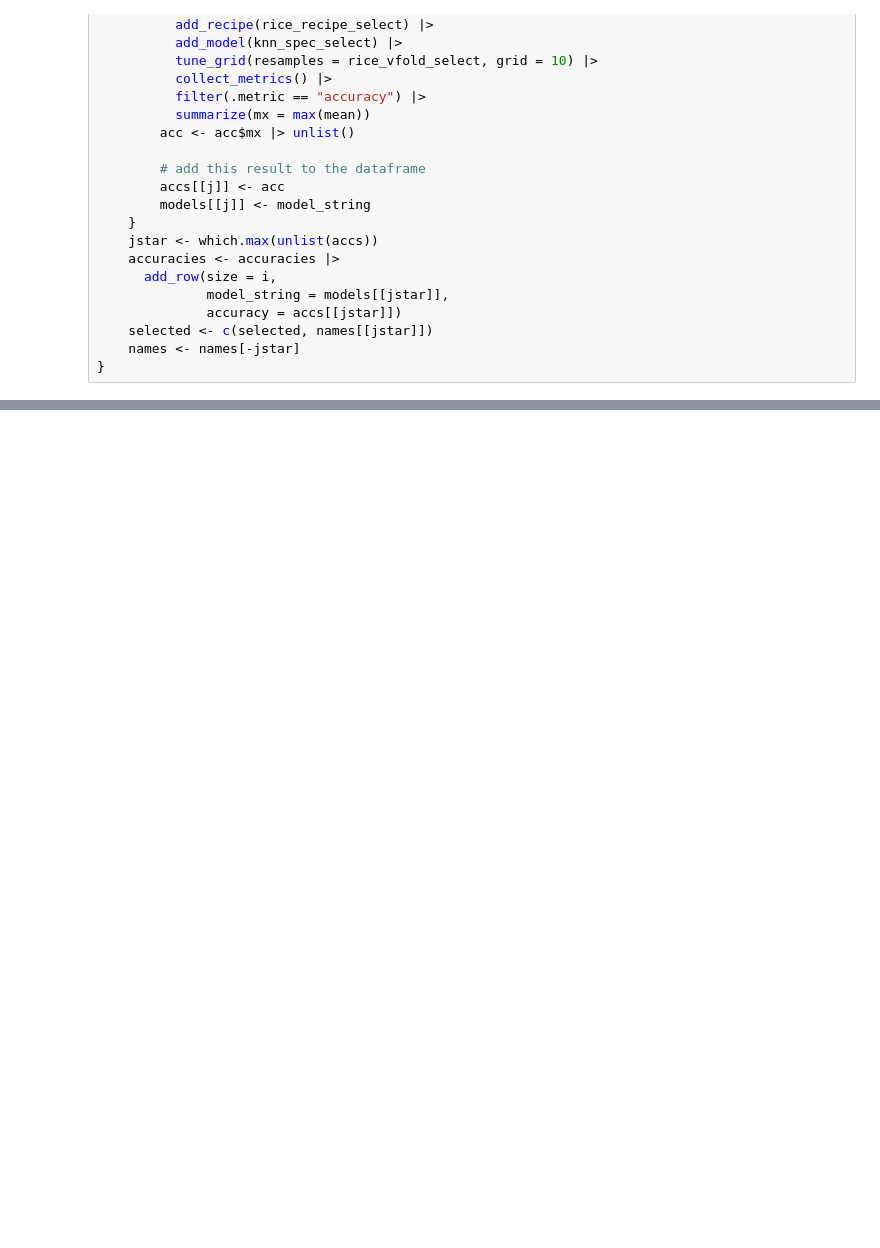
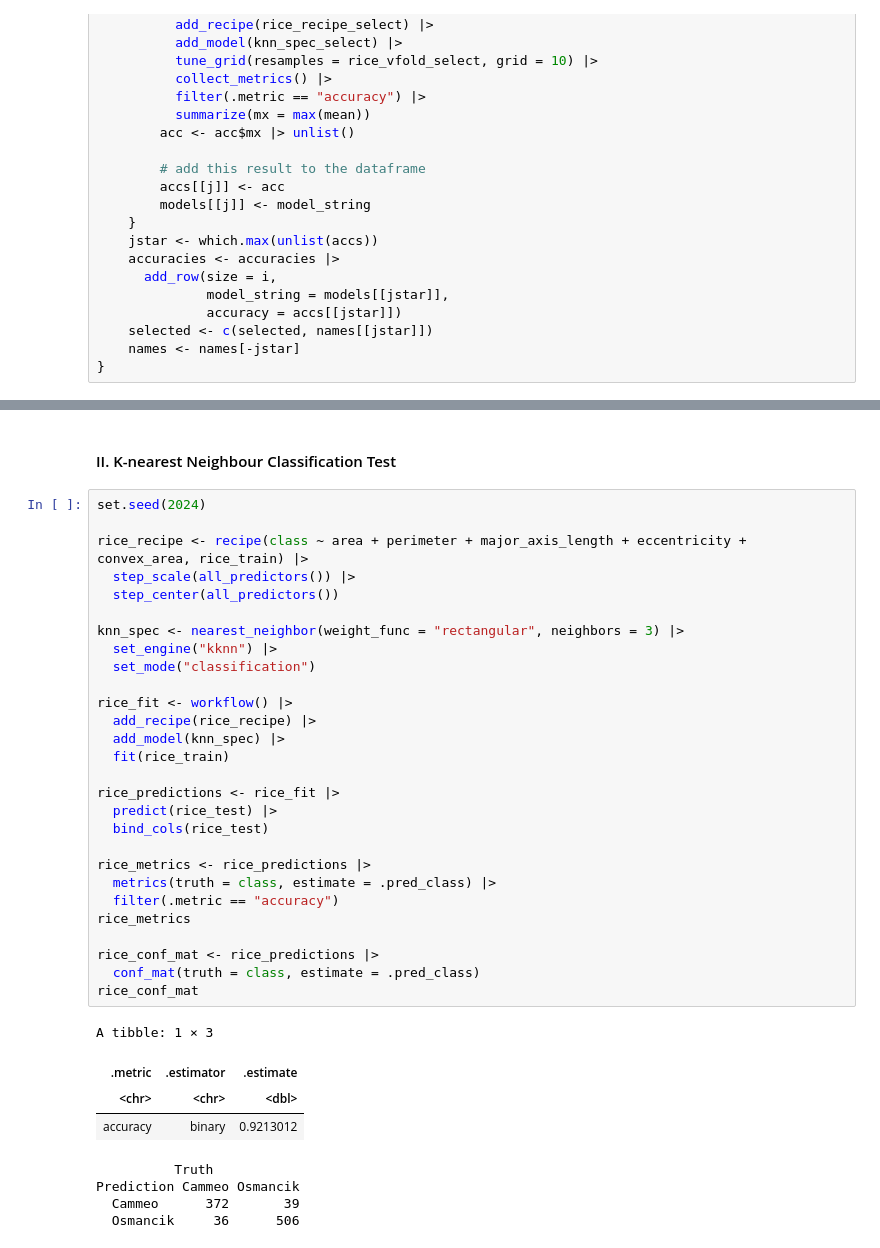
Before and after one commit to trungnguyen21/group_project_dsci, a Jupyter notebook: Group13_Report.ipynb, the cells around one changed output, grey strips where cells are left out. Drawn from its saved outputs; the diff is of its cells as text; blank space fills up the shorter version.

```diff
--- a/Group13_Report.ipynb
+++ b/Group13_Report.ipynb
@@ -287,0 +253,39 @@ accuracies_plot
+# %% [markdown]
+#### II. K-nearest Neighbour Classification Test
+# %%
+set.seed(2024)
+
+rice_recipe <- recipe(class ~ area + perimeter + major_axis_length + eccentricity + convex_area, rice_train) |>
+  step_scale(all_predictors()) |>
+  step_center(all_predictors())
+
+knn_spec <- nearest_neighbor(weight_func = "rectangular", neighbors = 3) |>
+  set_engine("kknn") |>
+  set_mode("classification")
+
+rice_fit <- workflow() |>
+  add_recipe(rice_recipe) |>
+  add_model(knn_spec) |>
+  fit(rice_train)
+
+rice_predictions <- rice_fit |>
+  predict(rice_test) |>
+  bind_cols(rice_test)
+
+rice_metrics <- rice_predictions |>
+  metrics(truth = class, estimate = .pred_class) |>
+  filter(.metric == "accuracy")
+rice_metrics
+
+rice_conf_mat <- rice_predictions |>
+  conf_mat(truth = class, estimate = .pred_class)
+rice_conf_mat
+# %% [output]
+A tibble: 1 × 3
+| .metric | .estimator | .estimate |
+| <chr> | <chr> | <dbl> |
+| accuracy | binary | 0.9213012 |
+          Truth
+Prediction Cammeo Osmancik
+  Cammeo      372       39
+  Osmancik     36      506
```
Also changed, not shown: parts of 14 cells of this notebook.
